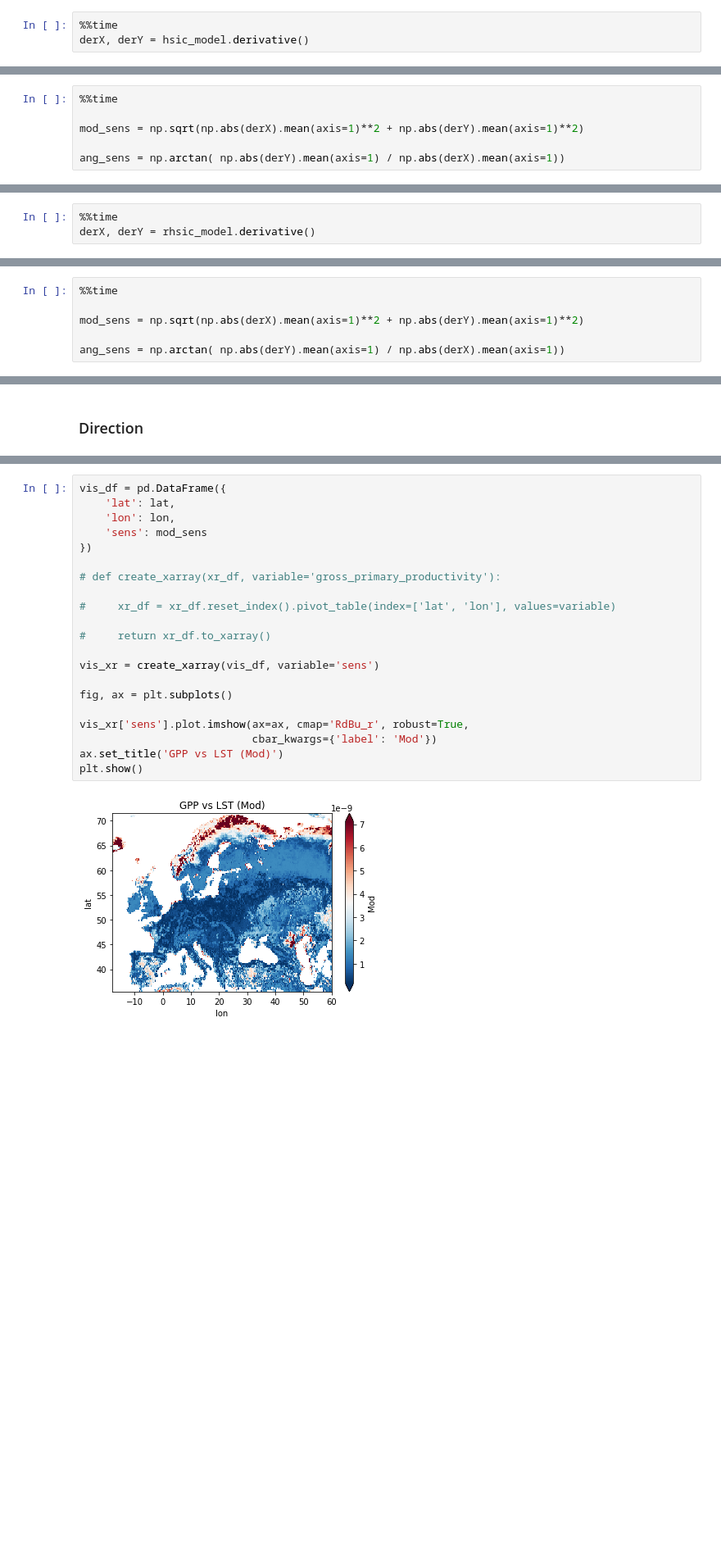
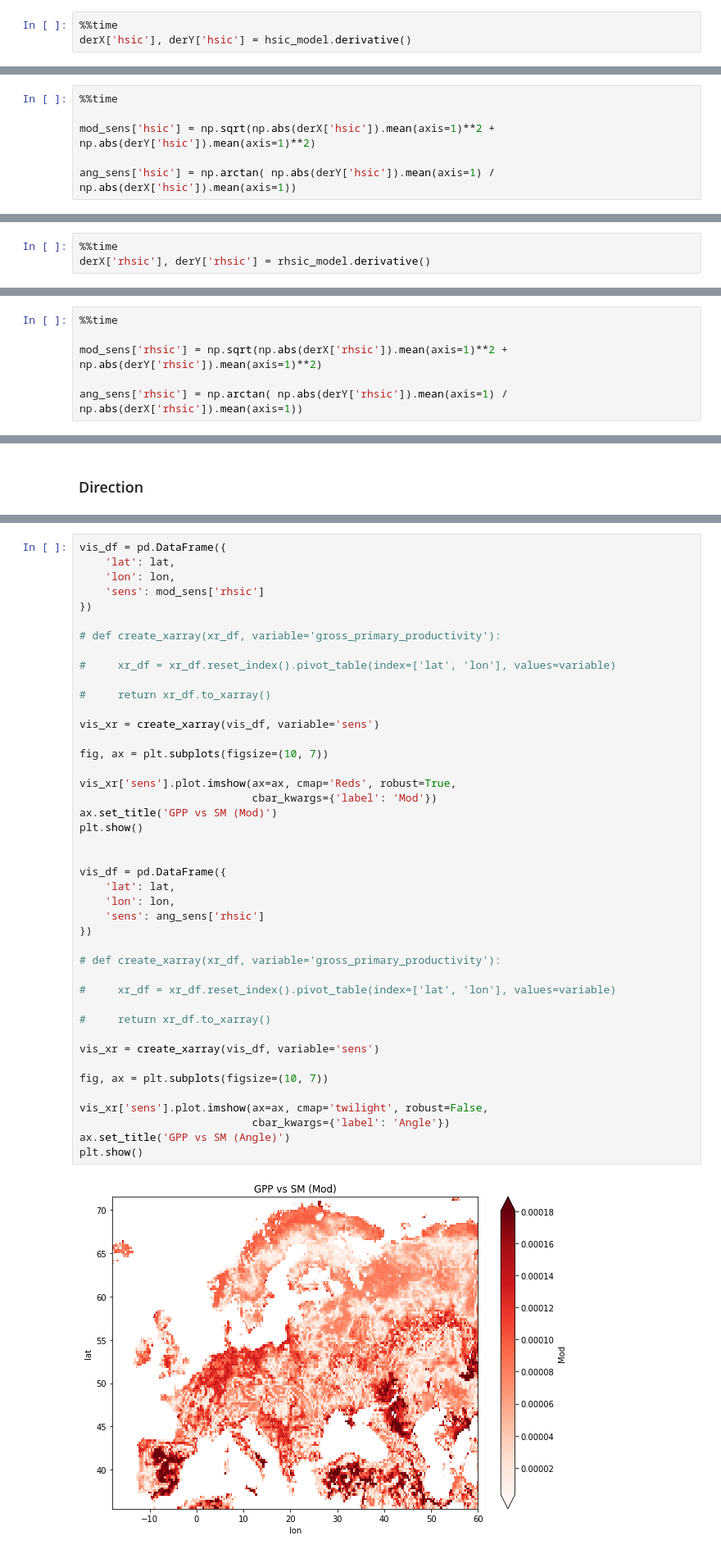
Before and after one commit to IPL-UV/sakame, a Jupyter notebook: notebooks/app_dependence_1_esdc_extraction.ipynb, the cells around one changed output, grey strips where cells are left out. Shown at 82% size. Drawn from its saved outputs; the diff is of its cells as text; blank space fills up the shorter version.

```diff
--- a/notebooks/app_dependence_1_esdc_extraction.ipynb
+++ b/notebooks/app_dependence_1_esdc_extraction.ipynb
@@ -263,5 +286,5 @@ HSIC: 0.0525
 #### Derivative HSIC
 # %%
 %%time
-derX, derY = hsic_model.derivative()
+derX['hsic'], derY['hsic'] = hsic_model.derivative()
 # %% [output]
@@ -276,7 +297,7 @@ print(derX.shape, derY.shape)
 # %%
 %%time
 
-mod_sens = np.sqrt(np.abs(derX).mean(axis=1)**2 + np.abs(derY).mean(axis=1)**2)
+mod_sens['hsic'] = np.sqrt(np.abs(derX['hsic']).mean(axis=1)**2 + np.abs(derY['hsic']).mean(axis=1)**2)
 
-ang_sens = np.arctan( np.abs(derY).mean(axis=1) / np.abs(derX).mean(axis=1))
+ang_sens['hsic'] = np.arctan( np.abs(derY['hsic']).mean(axis=1) / np.abs(derX['hsic']).mean(axis=1))
 # %% [output]
@@ -375,5 +400,5 @@ RHSIC: 0.0000
 ### Derivative
 # %%
 %%time
-derX, derY = rhsic_model.derivative()
+derX['rhsic'], derY['rhsic'] = rhsic_model.derivative()
 # %% [output]
@@ -388,7 +411,7 @@ print(derX.shape, derY.shape)
 # %%
 %%time
 
-mod_sens = np.sqrt(np.abs(derX).mean(axis=1)**2 + np.abs(derY).mean(axis=1)**2)
+mod_sens['rhsic'] = np.sqrt(np.abs(derX['rhsic']).mean(axis=1)**2 + np.abs(derY['rhsic']).mean(axis=1)**2)
 
-ang_sens = np.arctan( np.abs(derY).mean(axis=1) / np.abs(derX).mean(axis=1))
+ang_sens['rhsic'] = np.arctan( np.abs(derY['rhsic']).mean(axis=1) / np.abs(derX['rhsic']).mean(axis=1))
 # %% [output]
@@ -447,23 +470,45 @@ plt.show()
 # %%
 vis_df = pd.DataFrame({
     'lat': lat,
     'lon': lon,
-    'sens': mod_sens
+    'sens': mod_sens['rhsic']
 })
 
 # def create_xarray(xr_df, variable='gross_primary_productivity'):
 
 #     xr_df = xr_df.reset_index().pivot_table(index=['lat', 'lon'], values=variable)
 
 #     return xr_df.to_xarray()
 
 vis_xr = create_xarray(vis_df, variable='sens')
 
-fig, ax = plt.subplots()
+fig, ax = plt.subplots(figsize=(10, 7))
 
-vis_xr['sens'].plot.imshow(ax=ax, cmap='RdBu_r', robust=True,
+vis_xr['sens'].plot.imshow(ax=ax, cmap='Reds', robust=True,
                            cbar_kwargs={'label': 'Mod'})
-ax.set_title('GPP vs LST (Mod)')
+ax.set_title('GPP vs SM (Mod)')
 plt.show()
+
+
+vis_df = pd.DataFrame({
+    'lat': lat,
+    'lon': lon,
+    'sens': ang_sens['rhsic']
+})
+
+# def create_xarray(xr_df, variable='gross_primary_productivity'):
+
+#     xr_df = xr_df.reset_index().pivot_table(index=['lat', 'lon'], values=variable)
+
+#     return xr_df.to_xarray()
+
+vis_xr = create_xarray(vis_df, variable='sens')
+
+fig, ax = plt.subplots(figsize=(10, 7))
+
+vis_xr['sens'].plot.imshow(ax=ax, cmap='twilight', robust=False,
+                           cbar_kwargs={'label': 'Angle'})
+ax.set_title('GPP vs SM (Angle)')
+plt.show()
 # %% [output]
-[figure, old version]
+[figure, new version]
```
Also changed, not shown: parts of 28 cells of this notebook.
